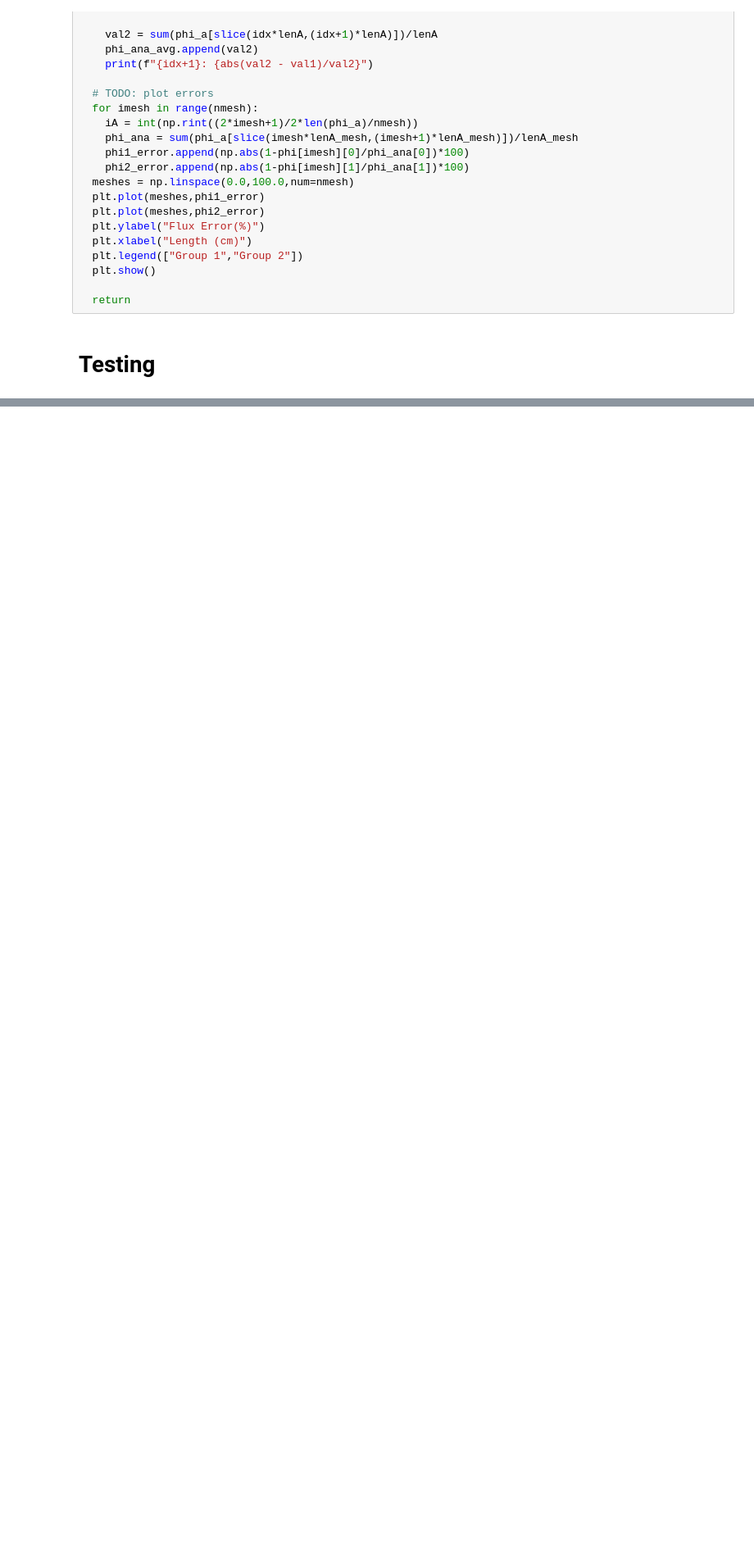
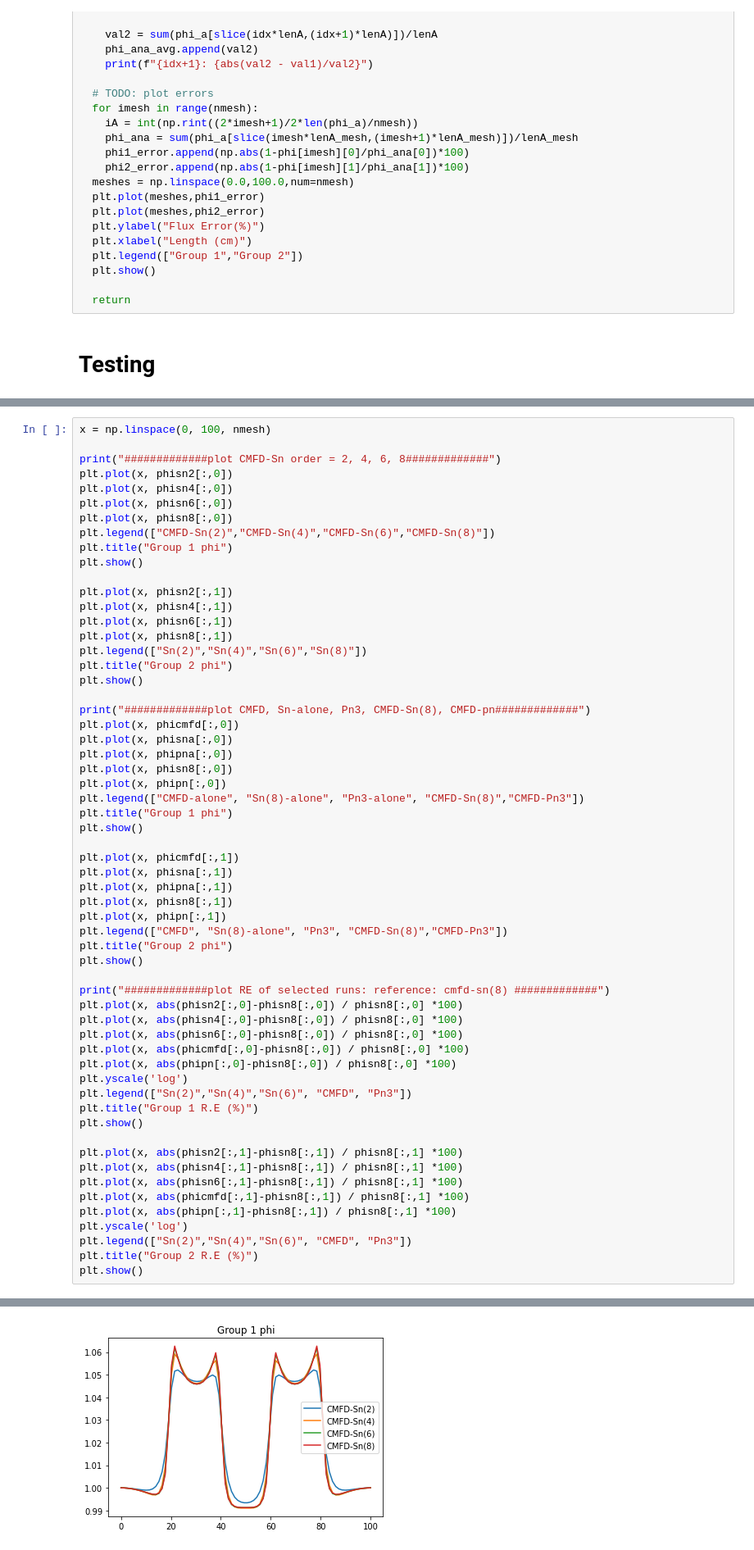
Before and after one commit to sjtao98/NUCL610, a Jupyter notebook: Project3/Project3_NUCL610.ipynb, the cells around one changed output, grey strips where cells are left out. Shown: that part at 82% size. Cells and saved outputs as stored; diff of their text form; blank space fills up the shorter version.

```diff
--- a/Project3/Project3_NUCL610.ipynb
+++ b/Project3/Project3_NUCL610.ipynb
@@ -1177,0 +1138,60 @@ pn-alone:               iter 529  keff: 1.2186710613222362 keff diff (pcm):  -32
+# %%
+x = np.linspace(0, 100, nmesh)
+
+print("#############plot CMFD-Sn order = 2, 4, 6, 8#############")
+plt.plot(x, phisn2[:,0])
+plt.plot(x, phisn4[:,0])
+plt.plot(x, phisn6[:,0])
+plt.plot(x, phisn8[:,0])
+plt.legend(["CMFD-Sn(2)","CMFD-Sn(4)","CMFD-Sn(6)","CMFD-Sn(8)"])
+plt.title("Group 1 phi")
+plt.show()
+
+plt.plot(x, phisn2[:,1])
+plt.plot(x, phisn4[:,1])
+plt.plot(x, phisn6[:,1])
+plt.plot(x, phisn8[:,1])
+plt.legend(["Sn(2)","Sn(4)","Sn(6)","Sn(8)"])
+plt.title("Group 2 phi")
+plt.show()
+
+print("#############plot CMFD, Sn-alone, Pn3, CMFD-Sn(8), CMFD-pn#############")
+plt.plot(x, phicmfd[:,0])
+plt.plot(x, phisna[:,0])
+plt.plot(x, phipna[:,0])
+plt.plot(x, phisn8[:,0])
+plt.plot(x, phipn[:,0])
+plt.legend(["CMFD-alone", "Sn(8)-alone", "Pn3-alone", "CMFD-Sn(8)","CMFD-Pn3"])
+plt.title("Group 1 phi")
+plt.show()
+
+plt.plot(x, phicmfd[:,1])
+plt.plot(x, phisna[:,1])
+plt.plot(x, phipna[:,1])
+plt.plot(x, phisn8[:,1])
+plt.plot(x, phipn[:,1])
+plt.legend(["CMFD", "Sn(8)-alone", "Pn3", "CMFD-Sn(8)","CMFD-Pn3"])
+plt.title("Group 2 phi")
+plt.show()
+
+print("#############plot RE of selected runs: reference: cmfd-sn(8) #############")
+plt.plot(x, abs(phisn2[:,0]-phisn8[:,0]) / phisn8[:,0] *100)
+plt.plot(x, abs(phisn4[:,0]-phisn8[:,0]) / phisn8[:,0] *100)
+plt.plot(x, abs(phisn6[:,0]-phisn8[:,0]) / phisn8[:,0] *100)
+plt.plot(x, abs(phicmfd[:,0]-phisn8[:,0]) / phisn8[:,0] *100)
+plt.plot(x, abs(phipn[:,0]-phisn8[:,0]) / phisn8[:,0] *100)
+plt.yscale('log')
+plt.legend(["Sn(2)","Sn(4)","Sn(6)", "CMFD", "Pn3"])
+plt.title("Group 1 R.E (%)")
+plt.show()
+
+plt.plot(x, abs(phisn2[:,1]-phisn8[:,1]) / phisn8[:,1] *100)
+plt.plot(x, abs(phisn4[:,1]-phisn8[:,1]) / phisn8[:,1] *100)
+plt.plot(x, abs(phisn6[:,1]-phisn8[:,1]) / phisn8[:,1] *100)
+plt.plot(x, abs(phicmfd[:,1]-phisn8[:,1]) / phisn8[:,1] *100)
+plt.plot(x, abs(phipn[:,1]-phisn8[:,1]) / phisn8[:,1] *100)
+plt.yscale('log')
+plt.legend(["Sn(2)","Sn(4)","Sn(6)", "CMFD", "Pn3"])
+plt.title("Group 2 R.E (%)")
+plt.show()
+# %% [output]
@@ -1177,0 +1199 @@ pn-alone:               iter 529  keff: 1.2186710613222362 keff diff (pcm):  -32
+[figure, added]
```
Also changed, not shown: parts of 4 cells of this notebook.
